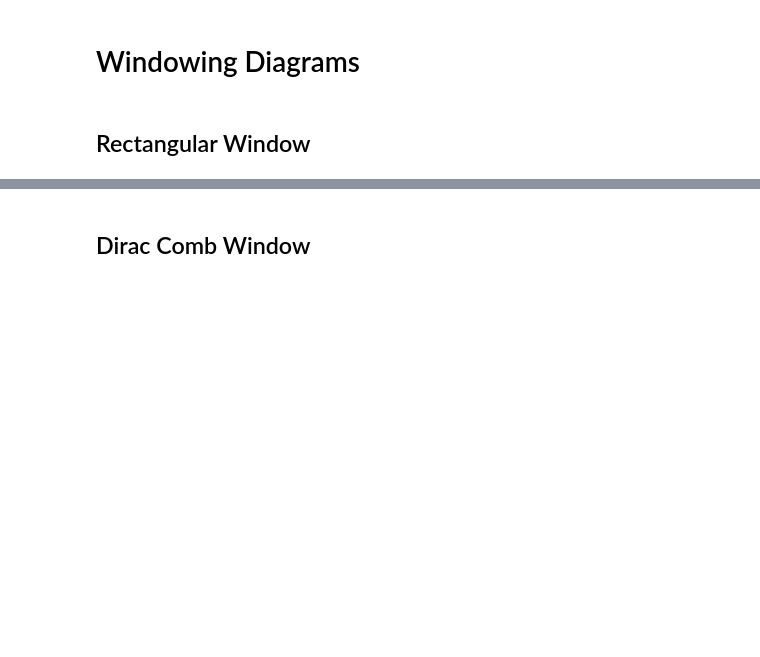
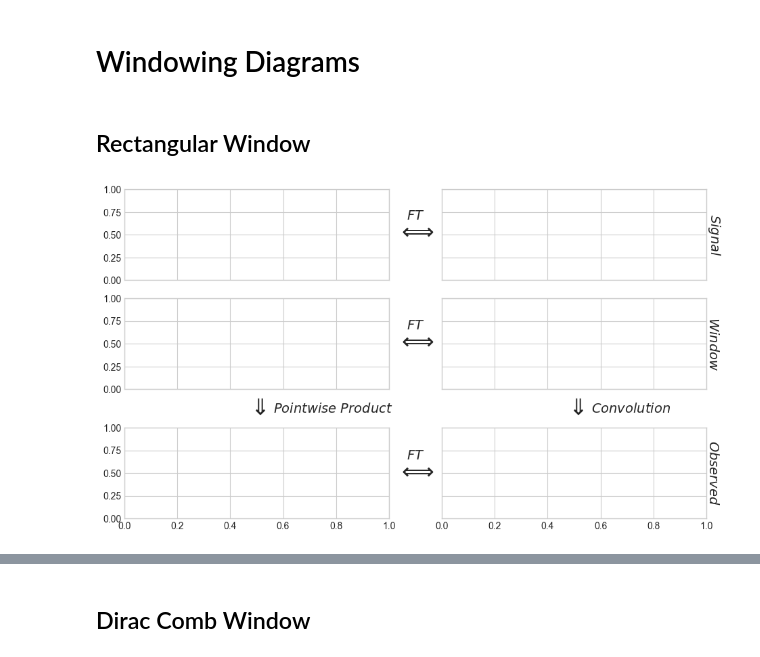
Before and after one commit to jakevdp/PracticalLombScargle, a Jupyter notebook: figures/WindowFunctions.ipynb, the cells around one changed output, grey strips where cells are left out. Saved outputs shown, nothing was run; the diff lists cells and outputs as text; code cells hidden in the pictures; blank space fills up the shorter version.

```diff
--- a/figures/WindowFunctions.ipynb
+++ b/figures/WindowFunctions.ipynb
@@ -46,28 +46,35 @@ def rectangular_func(width, height=None, center=0, xmin=None, xmax=None):
 # %%
 def FT_plotgrid(sharex='col', sharey='col'):
     fig, ax = plt.subplots(3, 2, figsize=(10, 6), sharex=sharex, sharey=sharey)
-    fig.subplots_adjust(left=0.09, bottom=0.09, right=0.95, top=0.85)
-    for axi in ax[0]:
+    fig.subplots_adjust(left=0.09, bottom=0.14, right=0.95, top=0.9)
+    for axi in ax[2]:
         left, bottom, width, height = axi.get_position().bounds
-        axi.set_position([left, bottom + 0.05, width, height])
+        axi.set_position([left, bottom - 0.05, width, height])
 
     for axi in ax[:, 1]:
         axi.yaxis.set_major_formatter(plt.NullFormatter())
 
+    for axi, title in zip(ax[:, 1], ['$Signal$', '$Window$', '$Observed$']):
+        axi.text(1, 0.5, title, transform=axi.transAxes, rotation=-90, ha='left', va='center', fontsize=14)
+
     for xcoord, text in zip([0.77, 0.30], ['$Convolution$', '$Pointwise\ Product$']):
-        fig.text(xcoord, 0.63, r'$\Uparrow$',
+        fig.text(xcoord, 0.36, r'$\Downarrow$',
                  size=24, ha='right', va='center')
-        fig.text(xcoord + 0.01, 0.63, text,
+        fig.text(xcoord + 0.01, 0.36, text,
                  size=14, ha='left', va='center')
 
 
-    for ycoord in [0.23, 0.49, 0.82]:
+    for ycoord in [0.23, 0.55, 0.82]:
         fig.text(0.52, ycoord, "$FT$",
                  size=14, ha='center', va='bottom')
         fig.text(0.52, ycoord, r'$\Longleftrightarrow$',
                  size=24, ha='center', va='top')
 
     return fig, ax
+
+FT_plotgrid();
+# %% [output]
+[figure, added]
 # %%
 fig, ax = FT_plotgrid(sharey=False)
 
```
Also changed, not shown: parts of 7 cells of this notebook, 5 other files.
